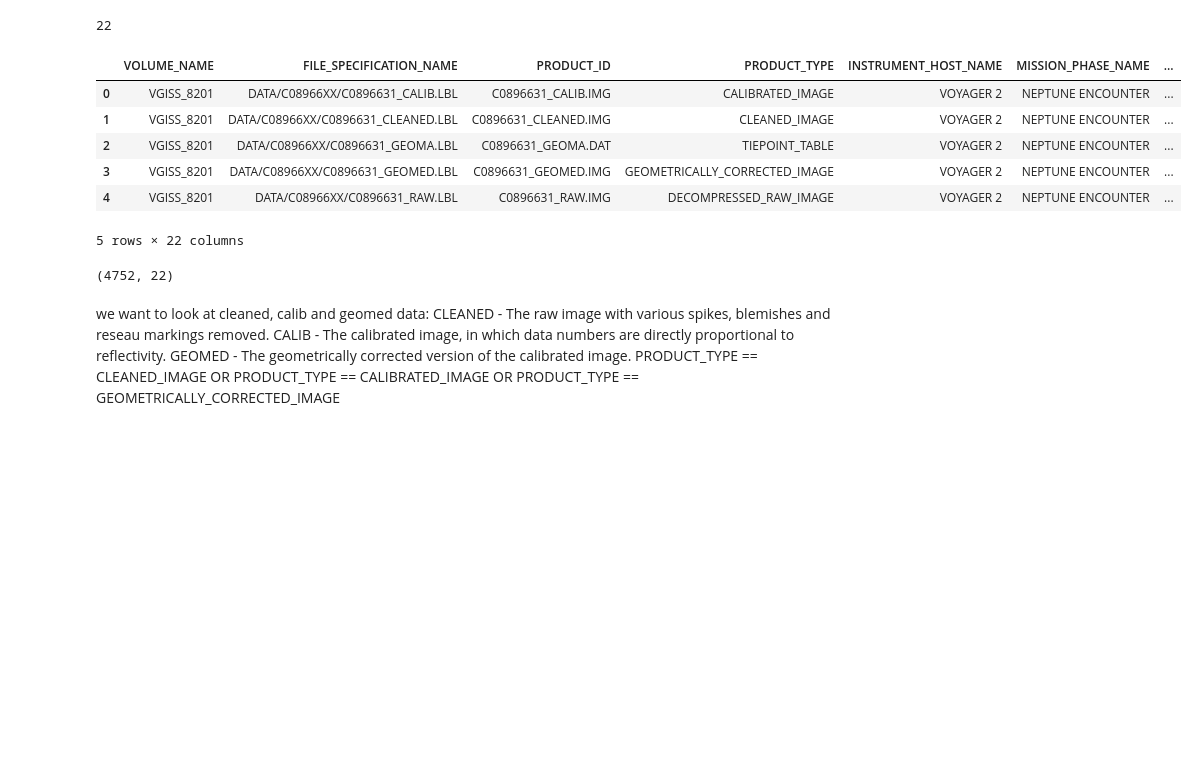
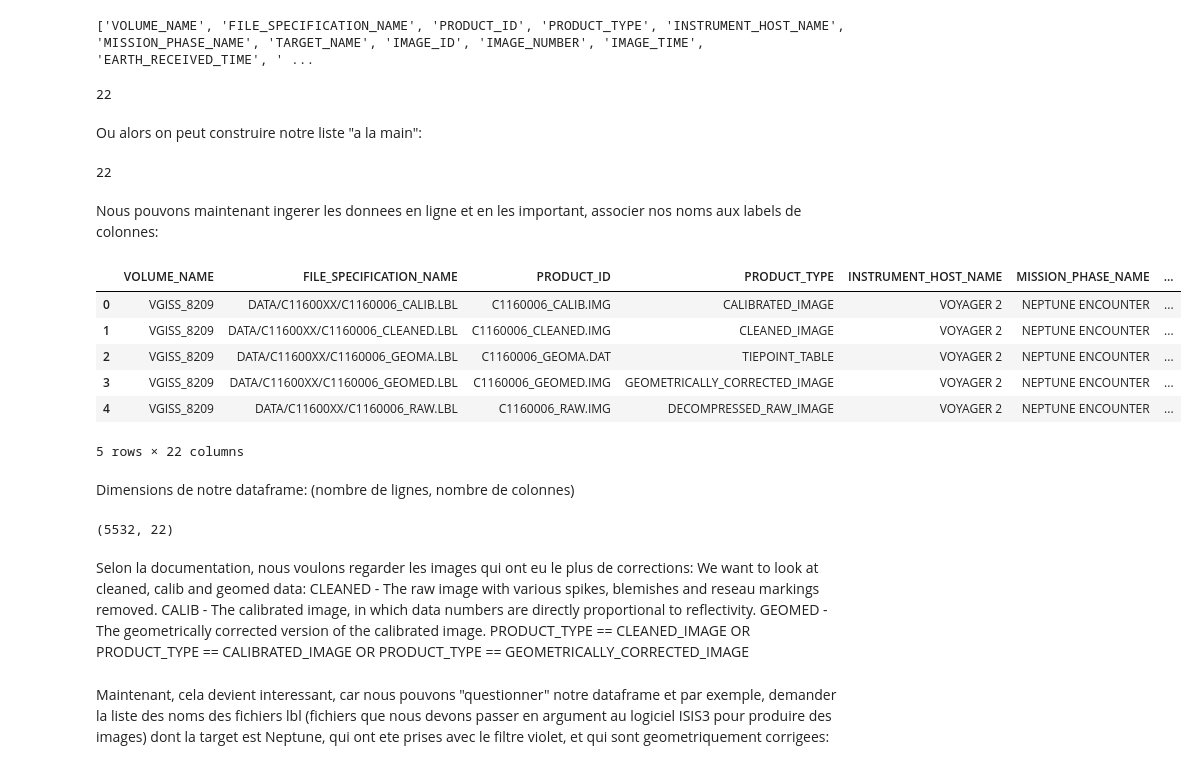
Before and after one commit to mbozzore/sandbox, a Jupyter notebook: Voyager2pandas.ipynb, the cells around one changed output. Cells and saved outputs as stored; diff of their text form; code cells hidden in the pictures; blank space fills up the shorter version.

Commit message:
today's work all the dataframe + isis3 invocatio + image display is done for one image

```diff
--- a/Voyager2pandas.ipynb
+++ b/Voyager2pandas.ipynb
@@ -16,26 +41,49 @@ import pandas as pd
+# %%
+url='https://pds-rings.seti.org/holdings/metadata/VGISS_8xxx/VGISS_8209/VGISS_8209_index.lbl'
+file='./VGISS_8209_index.tab'
+output=file
+wget.download(url, out=file)
+# Overwrite file if already exists
+if os.path.exists(output):
+    shutil.move(file,output)
+liste=!cat VGISS_8209_index.tab | grep NAME | awk '{print $3}'
+print(liste)
+len(liste)
+# %% [output]
+['VOLUME_NAME', 'FILE_SPECIFICATION_NAME', 'PRODUCT_ID', 'PRODUCT_TYPE', 'INSTRUMENT_HOST_NAME', 'MISSION_PHASE_NAME', 'TARGET_NAME', 'IMAGE_ID', 'IMAGE_NUMBER', 'IMAGE_TIME', 'EARTH_RECEIVED_TIME', ' ...
+22
+# %% [markdown]
+Ou alors on peut construire notre liste "a la main":
 # %%
 new_names=['VOLUME_NAME','FILE_SPECIFICATION_NAME','PRODUCT_ID','PRODUCT_TYPE','INSTRUMENT_HOST_NAME','MISSION_PHASE_NAME','TARGET_NAME','IMAGE_ID','IMAGE_NUMBER','IMAGE_TIME','EARTH_RECEIVED_TIME','INSTRUMENT_NAME','SCAN_MODE','SHUTTER_MODE','GAIN_MODE','EDIT_MODE','FILTER_NAME','FILTER_NUMBER','EXPOSURE_DURATION','NOTE','SAMPLE_BIT_MASK','DATA_ANOMALY']
 len(new_names)
 # %% [output]
 22
+# %% [markdown]
+Nous pouvons maintenant ingerer les donnees en ligne et en les important, associer nos noms aux labels de colonnes:
 # %%
 
-df=pd.read_csv('https://pds-rings.seti.org/holdings/metadata/VGISS_8xxx/VGISS_8201/VGISS_8201_index.tab', names=new_names)
+df=pd.read_csv('https://pds-rings.seti.org/holdings/metadata/VGISS_8xxx/VGISS_8209/VGISS_8209_index.tab', names=new_names)
 df.head()
 # %% [output]
 |  | VOLUME_NAME | FILE_SPECIFICATION_NAME | PRODUCT_ID | PRODUCT_TYPE | INSTRUMENT_HOST_NAME | MISSION_PHASE_NAME | ... |
-| 0 | VGISS_8201 | DATA/C08966XX/C0896631_CALIB.LBL | C0896631_CALIB.IMG | CALIBRATED_IMAGE | VOYAGER 2 | NEPTUNE ENCOUNTER | ... |
-| 1 | VGISS_8201 | DATA/C08966XX/C0896631_CLEANED.LBL | C0896631_CLEANED.IMG | CLEANED_IMAGE | VOYAGER 2 | NEPTUNE ENCOUNTER | ... |
-| 2 | VGISS_8201 | DATA/C08966XX/C0896631_GEOMA.LBL | C0896631_GEOMA.DAT | TIEPOINT_TABLE | VOYAGER 2 | NEPTUNE ENCOUNTER | ... |
-| 3 | VGISS_8201 | DATA/C08966XX/C0896631_GEOMED.LBL | C0896631_GEOMED.IMG | GEOMETRICALLY_CORRECTED_IMAGE | VOYAGER 2 | NEPTUNE ENCOUNTER | ... |
-| 4 | VGISS_8201 | DATA/C08966XX/C0896631_RAW.LBL | C0896631_RAW.IMG | DECOMPRESSED_RAW_IMAGE | VOYAGER 2 | NEPTUNE ENCOUNTER | ... |
+| 0 | VGISS_8209 | DATA/C11600XX/C1160006_CALIB.LBL | C1160006_CALIB.IMG | CALIBRATED_IMAGE | VOYAGER 2 | NEPTUNE ENCOUNTER | ... |
+| 1 | VGISS_8209 | DATA/C11600XX/C1160006_CLEANED.LBL | C1160006_CLEANED.IMG | CLEANED_IMAGE | VOYAGER 2 | NEPTUNE ENCOUNTER | ... |
+| 2 | VGISS_8209 | DATA/C11600XX/C1160006_GEOMA.LBL | C1160006_GEOMA.DAT | TIEPOINT_TABLE | VOYAGER 2 | NEPTUNE ENCOUNTER | ... |
+| 3 | VGISS_8209 | DATA/C11600XX/C1160006_GEOMED.LBL | C1160006_GEOMED.IMG | GEOMETRICALLY_CORRECTED_IMAGE | VOYAGER 2 | NEPTUNE ENCOUNTER | ... |
+| 4 | VGISS_8209 | DATA/C11600XX/C1160006_RAW.LBL | C1160006_RAW.IMG | DECOMPRESSED_RAW_IMAGE | VOYAGER 2 | NEPTUNE ENCOUNTER | ... |
 5 rows × 22 columns
+# %% [markdown]
+Dimensions de notre dataframe: (nombre de lignes, nombre de colonnes)
 # %%
 df.shape
 # %% [output]
-(4752, 22)
+(5532, 22)
 # %% [markdown]
-we want to look at cleaned, calib and geomed data: CLEANED - The raw image with various spikes, blemishes and reseau markings removed. CALIB - The calibrated image, in which data numbers are directly proportional to reflectivity. GEOMED - The geometrically corrected version of the calibrated image.
+Selon la documentation, nous voulons regarder les images qui ont eu le plus de corrections:
+We want to look at cleaned, calib and geomed data: CLEANED - The raw image with various spikes, blemishes and reseau markings removed. CALIB - The calibrated image, in which data numbers are directly proportional to reflectivity. GEOMED - The geometrically corrected version of the calibrated image.
 PRODUCT_TYPE == CLEANED_IMAGE OR PRODUCT_TYPE == CALIBRATED_IMAGE OR PRODUCT_TYPE == GEOMETRICALLY_CORRECTED_IMAGE
+# %% [markdown]
+Maintenant, cela devient interessant, car nous pouvons "questionner" notre dataframe et par exemple, demander la liste des noms des fichiers lbl (fichiers que nous devons passer en argument au logiciel ISIS3 pour produire des images) dont la target est Neptune, qui ont ete prises avec le filtre violet, et qui sont geometriquement corrigees:
 # %%
 liste_violet=df.loc[(df['TARGET_NAME'] =='NEPTUNE   ')  & (df['FILTER_NAME'] == 'VIOLET') & (df['PRODUCT_TYPE'] == 'GEOMETRICALLY_CORRECTED_IMAGE')]['FILE_SPECIFICATION_NAME']
```
Also changed, not shown: parts of 45 cells of this notebook.
